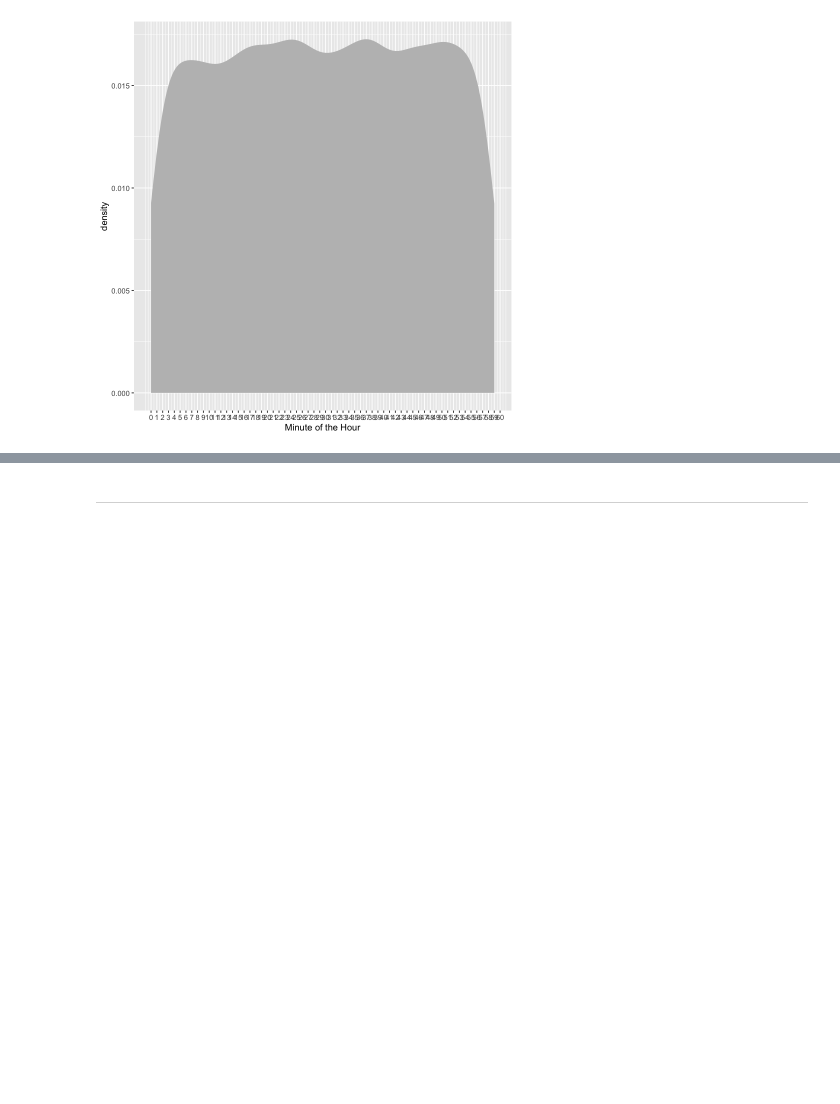
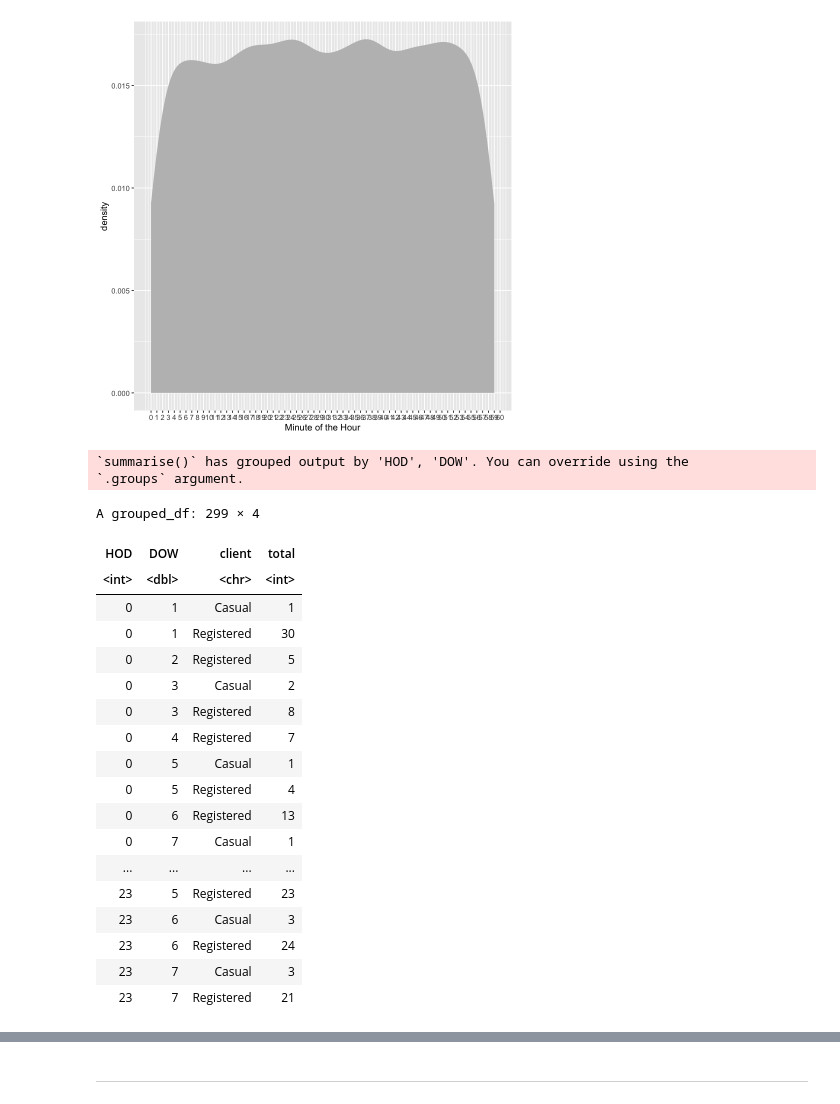
Before and after one commit to stat184-summer2023/a07-ggplot-davefriedman01, a Jupyter notebook: A07.ipynb, the cells around one changed output, grey strips where cells are left out. Saved outputs shown, nothing was run; the diff lists cells and outputs as text; code cells hidden in the pictures; blank space fills up the shorter version.

```diff
--- a/A07.ipynb
+++ b/A07.ipynb
@@ -168,3 +168,33 @@ Trips %>%
     scale_x_continuous(breaks = 0:60)
 # %% [output]
 [figure]
+# %%
+Trips %>%
+  mutate(
+    HOD = lubridate::hour(sdate),
+    DOW = lubridate::wday(sdate),
+  ) %>%
+  group_by(HOD, DOW, client) %>%
+  summarize(total = n())
+# %% [output]
+`summarise()` has grouped output by 'HOD', 'DOW'. You can override using the
+`.groups` argument.
+A grouped_df: 299 × 4
+| HOD | DOW | client | total |
+| <int> | <dbl> | <chr> | <int> |
+| 0 | 1 | Casual | 1 |
+| 0 | 1 | Registered | 30 |
+| 0 | 2 | Registered | 5 |
+| 0 | 3 | Casual | 2 |
+| 0 | 3 | Registered | 8 |
+| 0 | 4 | Registered | 7 |
+| 0 | 5 | Casual | 1 |
+| 0 | 5 | Registered | 4 |
+| 0 | 6 | Registered | 13 |
+| 0 | 7 | Casual | 1 |
+| ... | ... | ... | ... |
+| 23 | 5 | Registered | 23 |
+| 23 | 6 | Casual | 3 |
+| 23 | 6 | Registered | 24 |
+| 23 | 7 | Casual | 3 |
+| 23 | 7 | Registered | 21 |
```
Also changed, not shown: parts of 2 cells of this notebook.
